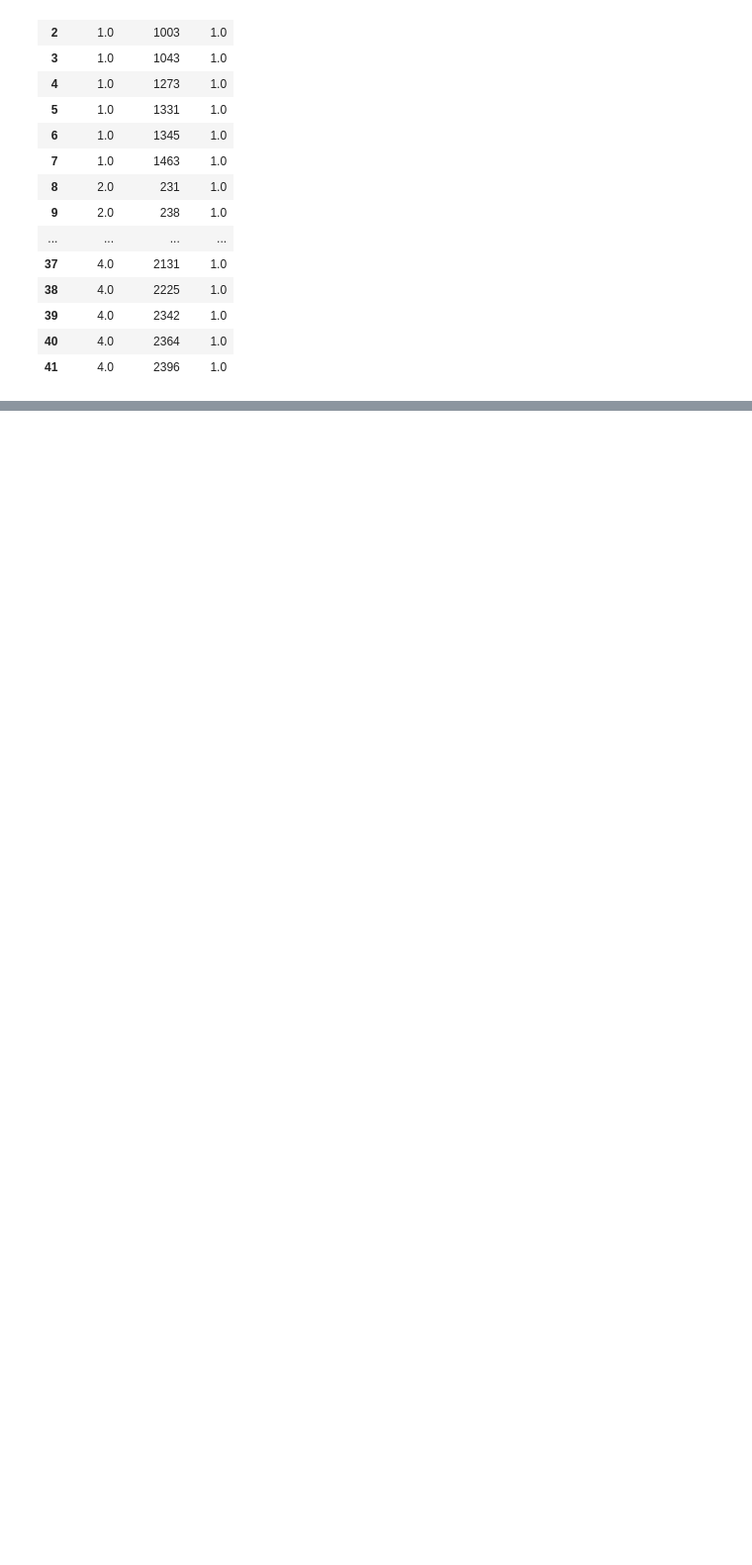
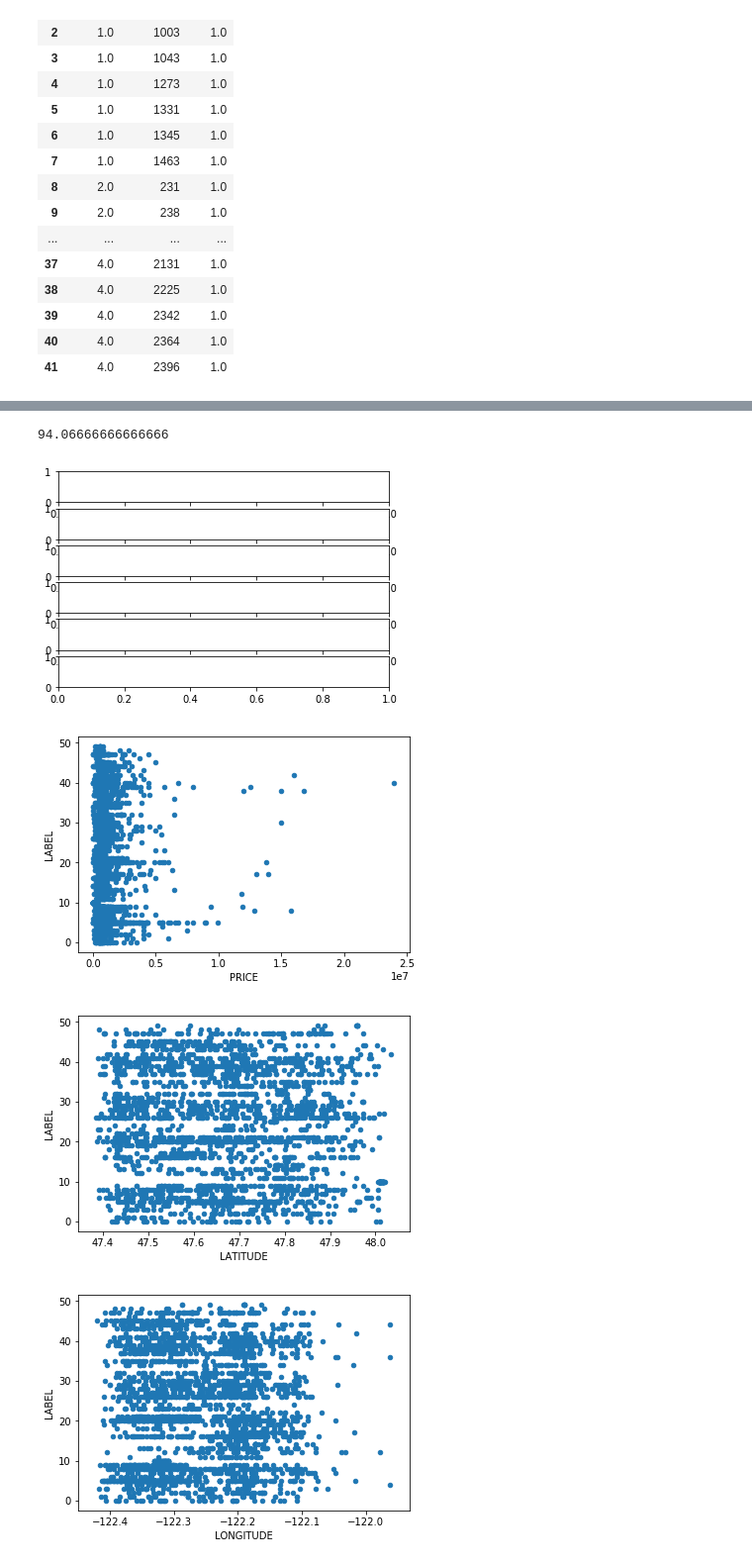
Before and after one commit to ereppond/housing-recommender, a Jupyter notebook: notebooks/building-recommender.ipynb, the cells around one changed output, grey strips where cells are left out. Shown at 99% size. Cells and saved outputs as stored; diff of their text form; code cells hidden in the pictures; blank space fills up the shorter version.

```diff
--- a/notebooks/building-recommender.ipynb
+++ b/notebooks/building-recommender.ipynb
@@ -291,0 +208,9 @@ item_matrix
+# %%
+users = pd.read_csv('../data/users.csv')
+# %%
+# Setup a SparkSession
+spark = SparkSession.builder.getOrCreate()
+# %%
+spark_df = spark.createDataFrame(users)
+# %%
+df = spark_df.toPandas()
@@ -291,0 +246,4 @@ item_matrix
+# %%
+price_sorted.shape[0]/30
+# %% [output]
+94.06666666666666
@@ -291,0 +262,15 @@ item_matrix
+# %%
+import matplotlib.pyplot as plt
+%matplotlib inline
+fig, ax = plt.subplots(6)
+ax[0]=df.plot.scatter('PRICE', 'LABEL')
+ax[1]=df.plot.scatter('LATITUDE', 'LABEL')
+ax[2]=df.plot.scatter('LONGITUDE', 'LABEL')
+ax[3]=df.plot.scatter('BATHS', 'LABEL')
+ax[4]=df.plot.scatter('BEDS', 'LABEL')
+ax[5]=df[df['YEAR BUILT']!=0].plot.scatter('YEAR BUILT', 'LABEL')
+# %% [output]
+[figure, added]
+[figure, added]
+[figure, added]
+[figure, added]
```
Also changed, not shown: parts of 30 cells of this notebook.
